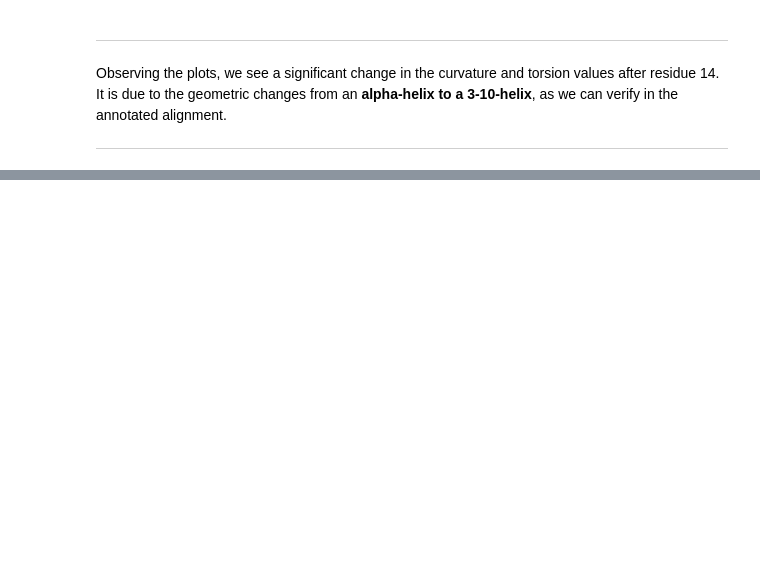
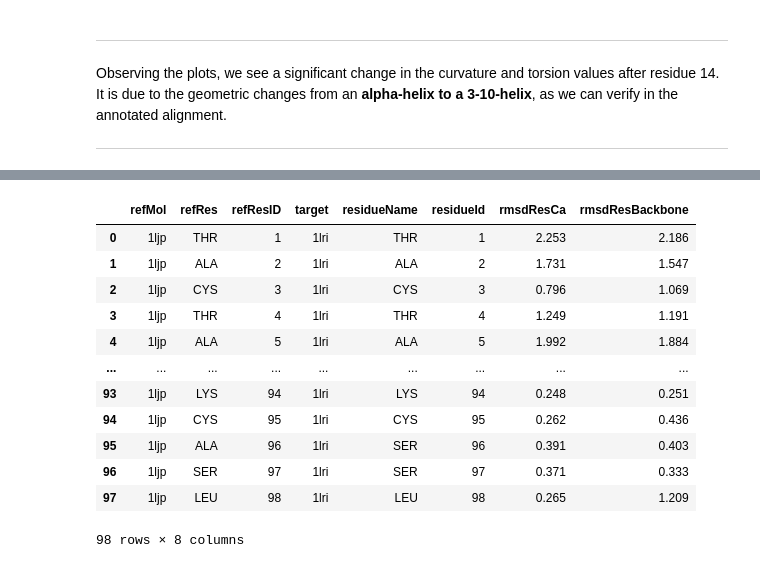
Before and after one commit to rwmontalvao/Melodia_py, a Jupyter notebook: examples/03_basic_similarity_analysis.ipynb, the cells around one changed output, grey strips where cells are left out. Saved outputs shown, nothing was run; the diff lists cells and outputs as text; code cells hidden in the pictures; blank space fills up the shorter version.

```diff
--- a/examples/03_basic_similarity_analysis.ipynb
+++ b/examples/03_basic_similarity_analysis.ipynb
@@ -273,0 +278,17 @@ Observing the plots, we see a significant change in the curvature and torsion va
+# %%
+dfrmsd = pd.read_csv('rmsd_res.csv')
+dfrmsd
+# %% [output]
+|  | refMol | refRes | refResID | target | residueName | residueId | rmsdResCa | rmsdResBackbone |
+| 0 | 1ljp | THR | 1 | 1lri | THR | 1 | 2.253 | 2.186 |
+| 1 | 1ljp | ALA | 2 | 1lri | ALA | 2 | 1.731 | 1.547 |
+| 2 | 1ljp | CYS | 3 | 1lri | CYS | 3 | 0.796 | 1.069 |
+| 3 | 1ljp | THR | 4 | 1lri | THR | 4 | 1.249 | 1.191 |
+| 4 | 1ljp | ALA | 5 | 1lri | ALA | 5 | 1.992 | 1.884 |
+| ... | ... | ... | ... | ... | ... | ... | ... | ... |
+| 93 | 1ljp | LYS | 94 | 1lri | LYS | 94 | 0.248 | 0.251 |
+| 94 | 1ljp | CYS | 95 | 1lri | CYS | 95 | 0.262 | 0.436 |
+| 95 | 1ljp | ALA | 96 | 1lri | SER | 96 | 0.391 | 0.403 |
+| 96 | 1ljp | SER | 97 | 1lri | SER | 97 | 0.371 | 0.333 |
+| 97 | 1ljp | LEU | 98 | 1lri | LEU | 98 | 0.265 | 1.209 |
+98 rows × 8 columns
```
Also changed, not shown: parts of 22 cells of this notebook, 14 other files.
